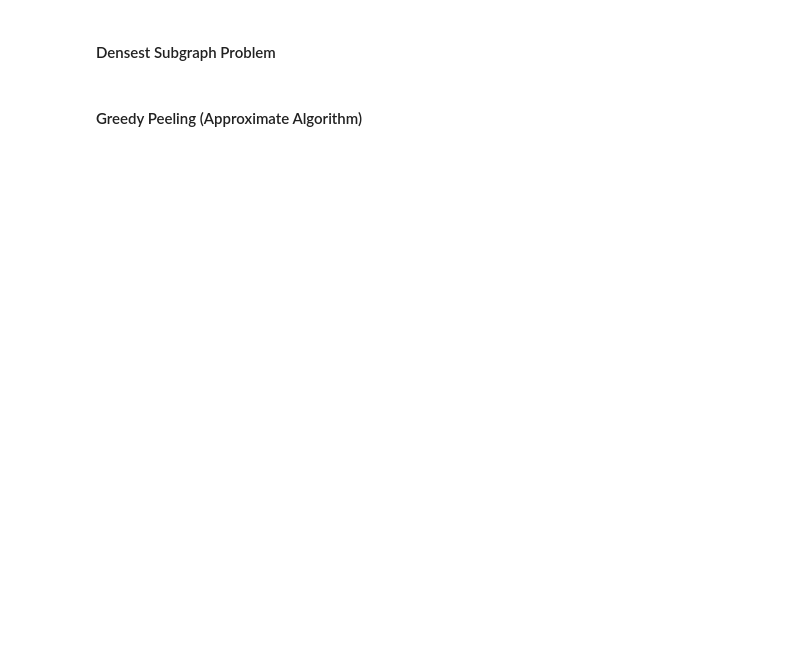
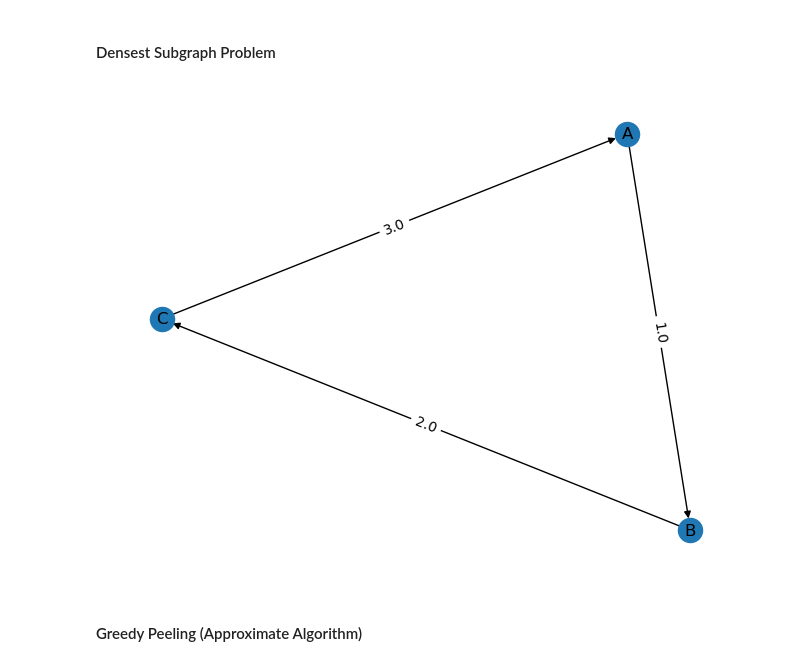
Before and after one commit to tsultan16/Classic_Algorithms, a Jupyter notebook: Densest_Subgraph/densest_subgraph.ipynb, the cells around one changed output. Saved outputs shown, nothing was run; the diff lists cells and outputs as text; code cells hidden in the pictures; blank space fills up the shorter version.

```diff
--- a/Densest_Subgraph/densest_subgraph.ipynb
+++ b/Densest_Subgraph/densest_subgraph.ipynb
@@ -18,6 +18,31 @@ def plot_graph(E, fig_size=5):
     pos = nx.spring_layout(G)
     nx.draw(G, pos, with_labels=True)
     plt.show()
+
+
+def plot_graph_adj_list(adj_list, fig_size=5):
+    # Add edges to the graph from the adjacency list
+    G = nx.DiGraph()
+    for u in adj_list:
+        for v, weight in adj_list[u]:
+            G.add_edge(u, v, weight=weight)
+
+    # Draw the graph
+    pos = nx.spring_layout(G)
+    nx.draw(G, pos, with_labels=True)
+    labels = nx.get_edge_attributes(G, 'weight')
+    nx.draw_networkx_edge_labels(G, pos, edge_labels=labels)
+
+    plt.show()
+# %%
+adjacency_list = {
+    'A': [('B', 1.0)],
+    'B': [('C', 2.0)],
+    'C': [('A', 3.0)]
+}
+plot_graph_adj_list(adjacency_list, fig_size=5)
+# %% [output]
+[figure, added]
 # %% [markdown]
 #### Greedy Peeling (Approximate Algorithm)
 # %%
```
Also changed, not shown: parts of 5 cells of this notebook.
